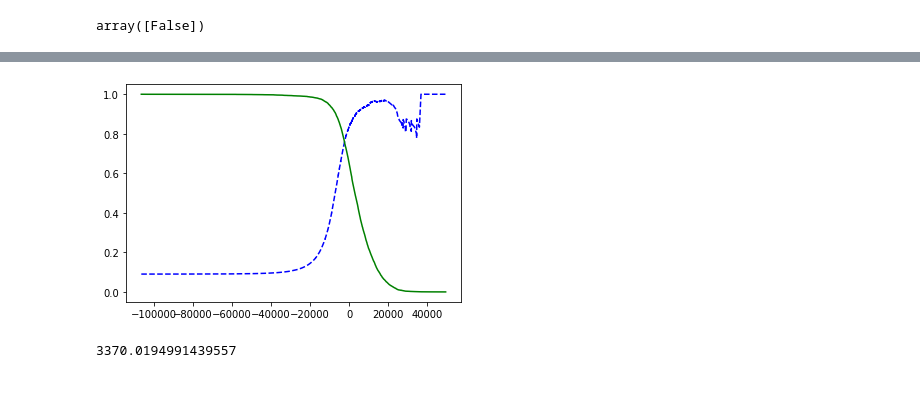
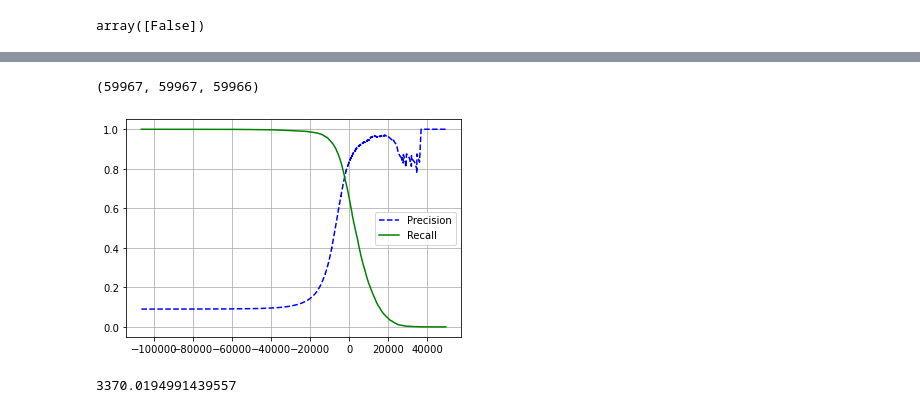
Before and after one commit to boyuan-li/Scikit-Learn-and-TensorFlow, a Jupyter notebook: Chapter 3. Classification.ipynb, the cells around one changed output, grey strips where cells are left out. Drawn from its saved outputs; the diff is of its cells as text; code cells hidden in the pictures.

```diff
--- a/Chapter 3. Classification.ipynb
+++ b/Chapter 3. Classification.ipynb
@@ -43,7 +62,7 @@ y_test_5 = (y_test == 5)
 from sklearn.linear_model import SGDClassifier
 
 sgd_clf = SGDClassifier(random_state = 42)
-sgd_clf.fit(X_train, y_train_5)
+sgd_clf.fit(X = X_train, y = y_train_5)
 # %% [output]
 SGDClassifier(alpha=0.0001, average=False, class_weight=None,
               early_stopping=False, epsilon=0.1, eta0=0.0, fit_intercept=True,
@@ -149,2 +197,7 @@ array([False])
 # %%
-y_scores = cross_val_predict(sgd_clf, X_train, y_train_5, cv = 3, method = 'decision_function')
+y_scores = cross_val_predict(estimator = sgd_clf,
+                             X = X_train,
+                             y = y_train_5,
+                             cv = 3,
+                             method = 'decision_function')
+y_scores
@@ -151,16 +212,22 @@ y_scores = cross_val_predict(sgd_clf, X_train, y_train_5, cv = 3, method = 'deci
 # %%
 from sklearn.metrics import precision_recall_curve
 
-precisions, recalls, thresholds = precision_recall_curve(y_train_5, y_scores)
+precisions, recalls, thresholds = precision_recall_curve(y_true = y_train_5, probas_pred = y_scores)
+# %%
+len(precisions), len(recalls), len(thresholds)
+# %% [output]
+(59967, 59967, 59966)
 # %%
 def plot_precision_recall_vs_threshold(precisions, recalls, thresholds):
-    plt.plot(thresholds, precisions[:-1], "b--", label = "Precision")
-    plt.plot(thresholds, recalls[:-1], "g-", label = "Recall")
+    plt.plot(thresholds, precisions[:-1], 'b--', label = 'Precision')
+    plt.plot(thresholds, recalls[:-1], 'g-', label = 'Recall')
 
 plot_precision_recall_vs_threshold(precisions, recalls, thresholds)
+plt.legend()
+plt.grid()
 plt.show()
 # %% [output]
-[figure, old version]
+[figure, new version]
 # %%
 threshold_90_precision = thresholds[np.argmax(precisions >= 0.90)]
 threshold_90_precision
```
Also changed, not shown: parts of 87 cells of this notebook.
